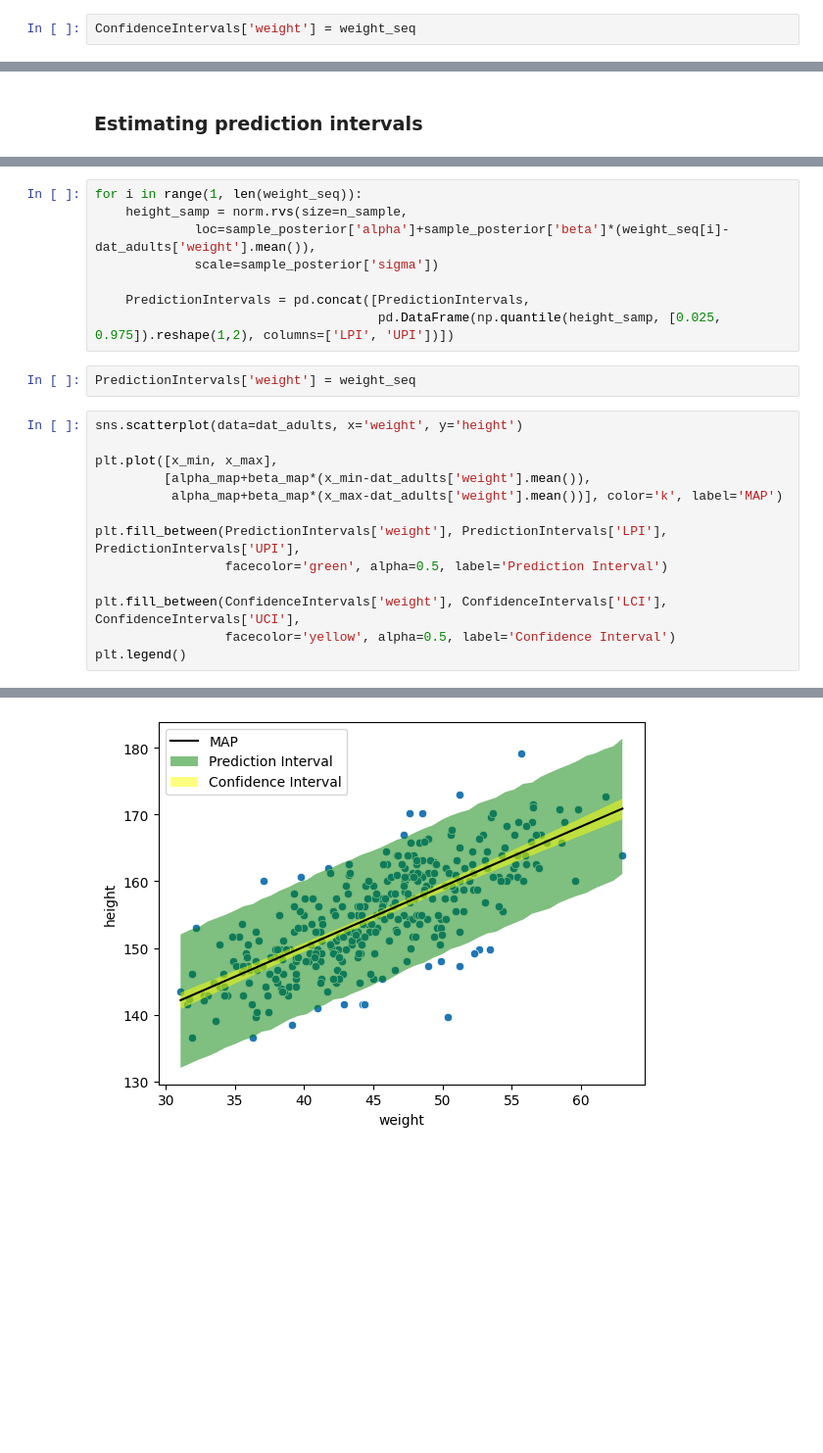
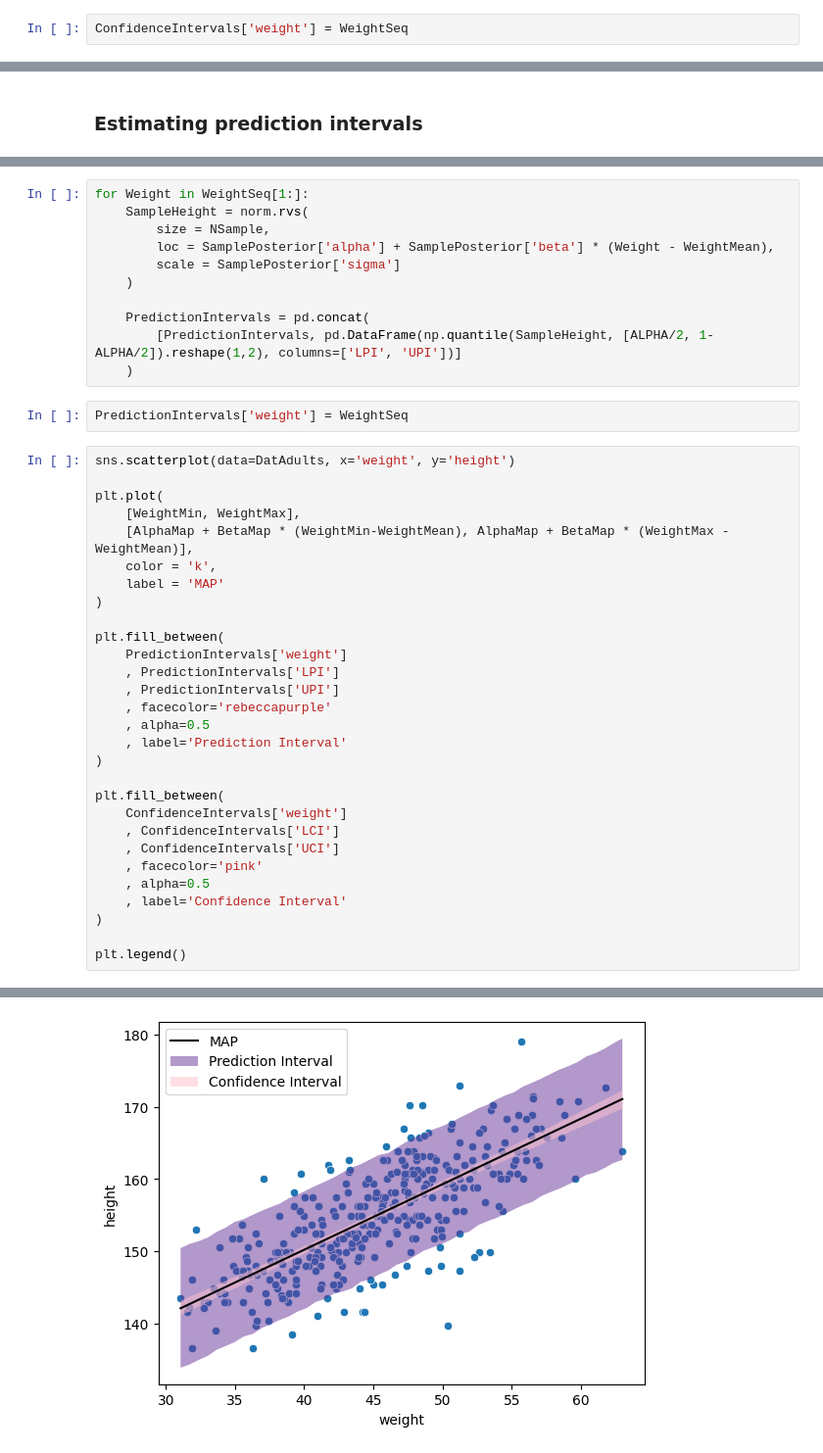
Before and after one commit to IrvingGomez/BayesianStatistics, a Jupyter notebook: Codes/10_HeightRegressionGrid.ipynb, the cells around one changed output, grey strips where cells are left out. Shown at 98% size. Saved outputs shown, nothing was run; the diff lists cells and outputs as text; blank space fills up the shorter version.

```diff
--- a/Codes/10_HeightRegressionGrid.ipynb
+++ b/Codes/10_HeightRegressionGrid.ipynb
@@ -191,3 +189,3 @@ for i in range(1, len(weight_seq)):
 # %%
-ConfidenceIntervals['weight'] = weight_seq
+ConfidenceIntervals['weight'] = WeightSeq
 # %%
@@ -228,26 +238,45 @@ PredictionIntervals = pd.DataFrame(np.quantile(height_samp, [0.025, 0.975]).resh
 # %%
-for i in range(1, len(weight_seq)):
-    height_samp = norm.rvs(size=n_sample,
-             loc=sample_posterior['alpha']+sample_posterior['beta']*(weight_seq[i]-dat_adults['weight'].mean()),
-             scale=sample_posterior['sigma'])
+for Weight in WeightSeq[1:]:
+    SampleHeight = norm.rvs(
+        size = NSample,
+        loc = SamplePosterior['alpha'] + SamplePosterior['beta'] * (Weight - WeightMean),
+        scale = SamplePosterior['sigma']
+    )
 
-    PredictionIntervals = pd.concat([PredictionIntervals,
-                                     pd.DataFrame(np.quantile(height_samp, [0.025, 0.975]).reshape(1,2), columns=['LPI', 'UPI'])])
+    PredictionIntervals = pd.concat(
+        [PredictionIntervals, pd.DataFrame(np.quantile(SampleHeight, [ALPHA/2, 1-ALPHA/2]).reshape(1,2), columns=['LPI', 'UPI'])]
+    )
 # %%
-PredictionIntervals['weight'] = weight_seq
+PredictionIntervals['weight'] = WeightSeq
 # %%
-sns.scatterplot(data=dat_adults, x='weight', y='height')
+sns.scatterplot(data=DatAdults, x='weight', y='height')
 
-plt.plot([x_min, x_max],
-         [alpha_map+beta_map*(x_min-dat_adults['weight'].mean()),
-          alpha_map+beta_map*(x_max-dat_adults['weight'].mean())], color='k', label='MAP')
+plt.plot(
+    [WeightMin, WeightMax],
+    [AlphaMap + BetaMap * (WeightMin-WeightMean), AlphaMap + BetaMap * (WeightMax - WeightMean)],
+    color = 'k',
+    label = 'MAP'
+)
 
-plt.fill_between(PredictionIntervals['weight'], PredictionIntervals['LPI'], PredictionIntervals['UPI'],
-                 facecolor='green', alpha=0.5, label='Prediction Interval')
+plt.fill_between(
+    PredictionIntervals['weight']
+    , PredictionIntervals['LPI']
+    , PredictionIntervals['UPI']
+    , facecolor='rebeccapurple'
+    , alpha=0.5
+    , label='Prediction Interval'
+)
 
-plt.fill_between(ConfidenceIntervals['weight'], ConfidenceIntervals['LCI'], ConfidenceIntervals['UCI'],
-                 facecolor='yellow', alpha=0.5, label='Confidence Interval')
+plt.fill_between(
+    ConfidenceIntervals['weight']
+    , ConfidenceIntervals['LCI']
+    , ConfidenceIntervals['UCI']
+    , facecolor='pink'
+    , alpha=0.5
+    , label='Confidence Interval'
+)
+
 plt.legend()
 # %% [output]
 <matplotlib.legend.Legend at 0x...>
-[figure, old version]
+[figure, new version]
```
Also changed, not shown: parts of 46 cells of this notebook, 7 other files.
